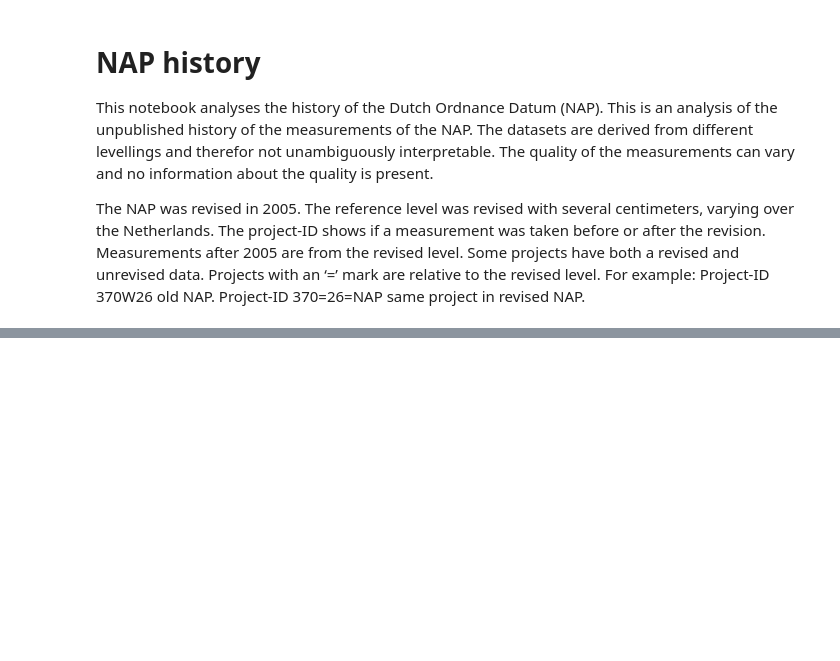
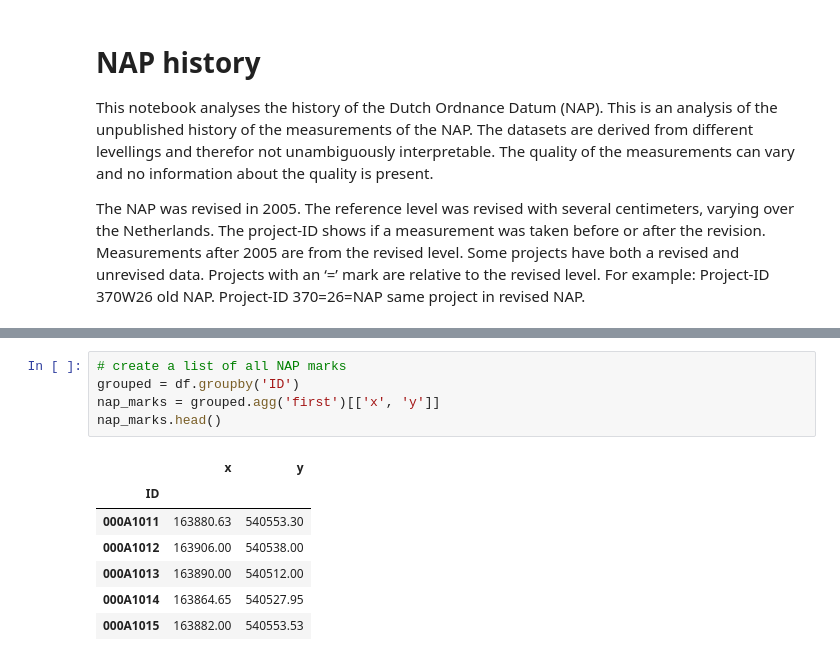
Before and after one commit to openearth/sealevel, a Jupyter notebook: notebooks/analysis/subsidence/nap-history.ipynb, the cells around one changed output, grey strips where cells are left out. Drawn from its saved outputs; the diff is of its cells as text; blank space fills up the shorter version.

```diff
--- a/notebooks/analysis/subsidence/nap-history.ipynb
+++ b/notebooks/analysis/subsidence/nap-history.ipynb
@@ -151,0 +194,13 @@ Timestamp('2000-01-01 00:00:00')
+# %%
+# create a list of all NAP marks
+grouped = df.groupby('ID')
+nap_marks = grouped.agg('first')[['x', 'y']]
+nap_marks.head()
+# %% [output]
+|  | x | y |
+| ID |  |  |
+| 000A1011 | 163880.63 | 540553.30 |
+| 000A1012 | 163906.00 | 540538.00 |
+| 000A1013 | 163890.00 | 540512.00 |
+| 000A1014 | 163864.65 | 540527.95 |
+| 000A1015 | 163882.00 | 540553.53 |
```
Also changed, not shown: parts of 31 cells of this notebook, 2 other files.
